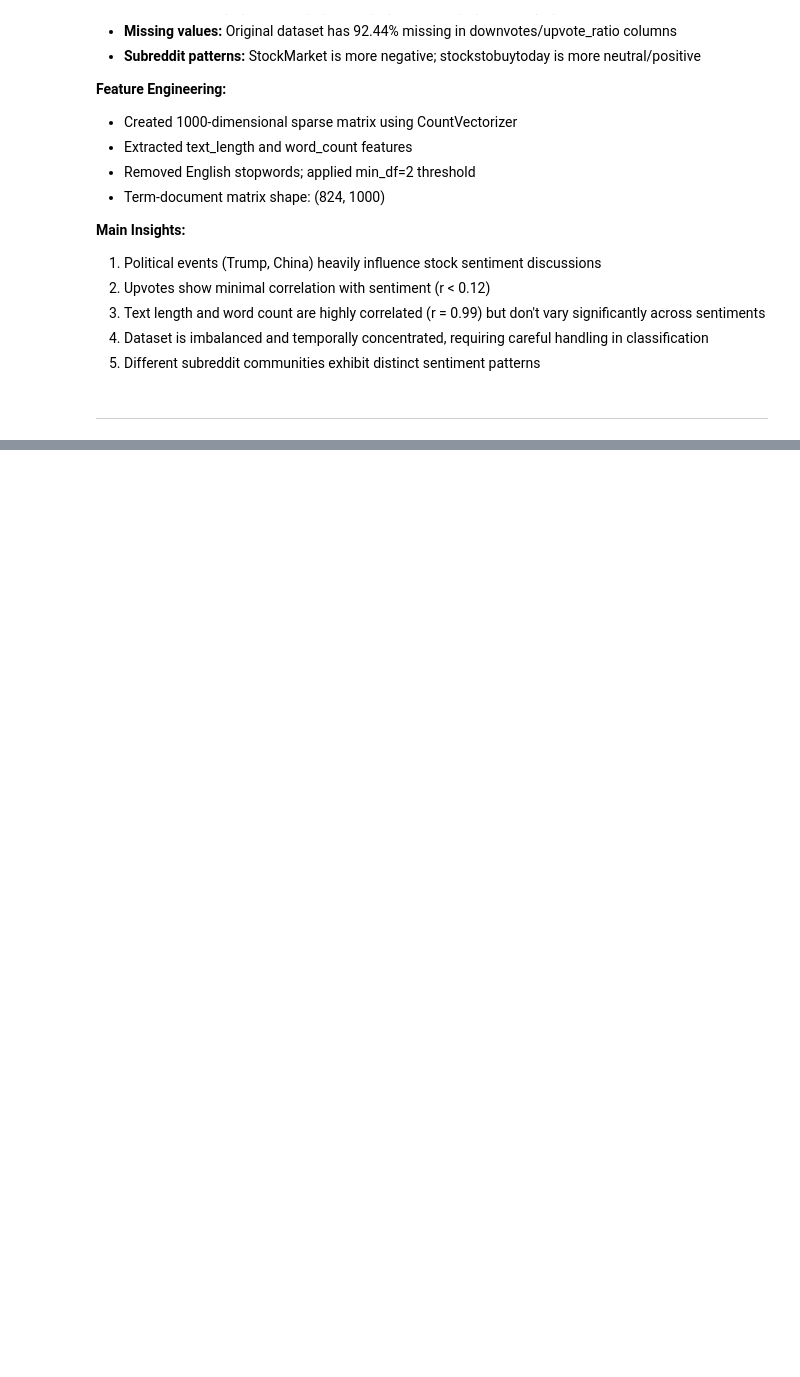
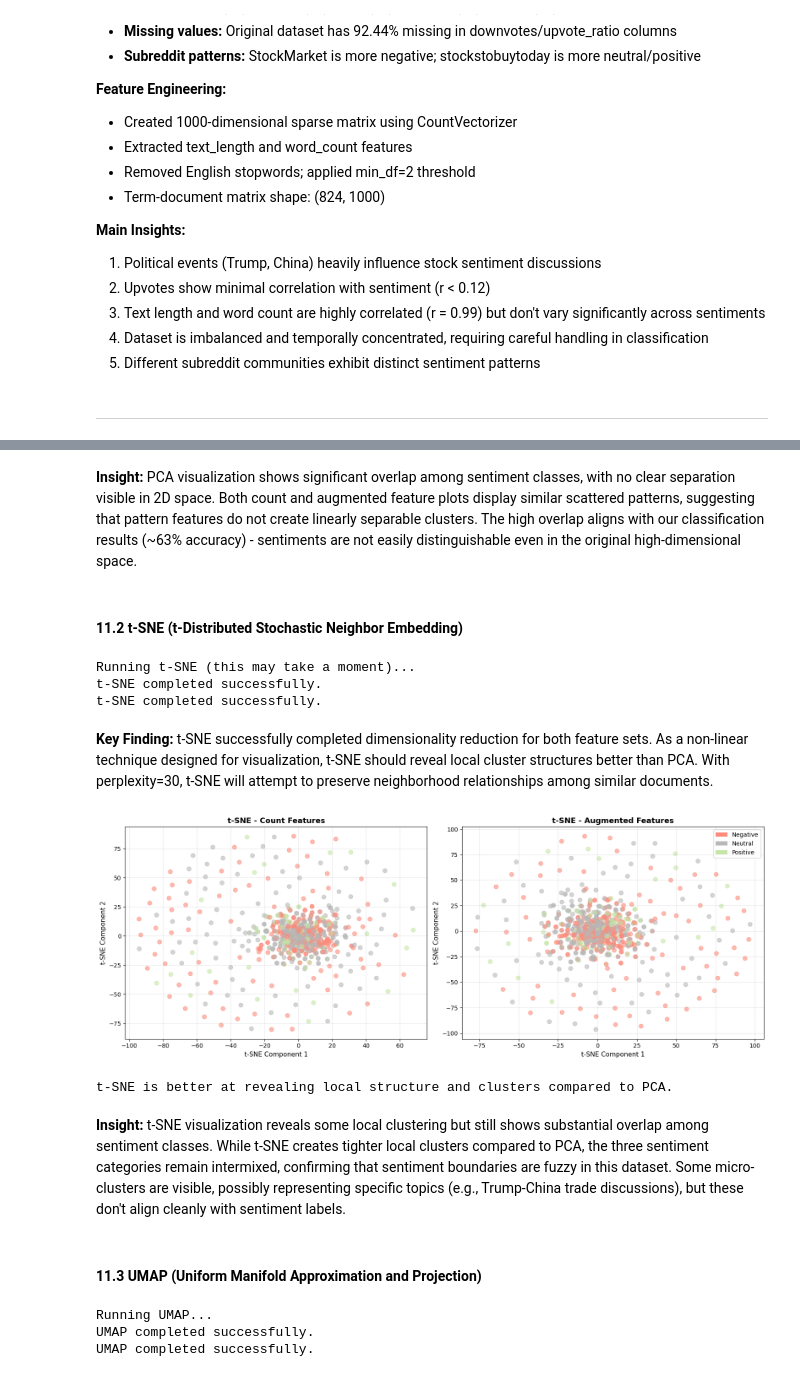
Before and after one commit to ArnoldChen0601/DM2025-Lab1-Exercise, a Jupyter notebook: DM2025-Lab1-Homework.ipynb, the cells around one changed output, grey strips where cells are left out. Cells and saved outputs as stored; diff of their text form; code cells hidden in the pictures; blank space fills up the shorter version.

```diff
--- a/DM2025-Lab1-Homework.ipynb
+++ b/DM2025-Lab1-Homework.ipynb
@@ -853,0 +1741,74 @@ positive            108.0  27.851852  41.856411  1.0  9.0  14.0  30.25  330.0
+# %% [markdown]
+**Insight:** PCA visualization shows significant overlap among sentiment classes, with no clear separation visible in 2D space. Both count and augmented feature plots display similar scattered patterns, suggesting that pattern features do not create linearly separable clusters. The high overlap aligns with our classification results (~63% accuracy) - sentiments are not easily distinguishable even in the original high-dimensional space.
+# %% [markdown]
+#### 11.2 t-SNE (t-Distributed Stochastic Neighbor Embedding)
+# %%
+# Apply t-SNE
+from sklearn.manifold import TSNE
+
+print("Running t-SNE (this may take a moment)...")
+
+# t-SNE on count features
+tsne_2d = TSNE(n_components=2, random_state=42, perplexity=30, n_iter=1000)
+X_tsne_2d = tsne_2d.fit_transform(X_counts_reddit.toarray())
+
+# t-SNE on augmented features
+tsne_2d_aug = TSNE(n_components=2, random_state=42, perplexity=30, n_iter=1000)
+X_tsne_2d_aug = tsne_2d_aug.fit_transform(X_augmented_reddit.toarray())
+
+print("t-SNE completed successfully.")
+# %% [output]
+Running t-SNE (this may take a moment)...
+t-SNE completed successfully.
+t-SNE completed successfully.
+# %% [markdown]
+**Key Finding:** t-SNE successfully completed dimensionality reduction for both feature sets. As a non-linear technique designed for visualization, t-SNE should reveal local cluster structures better than PCA. With perplexity=30, t-SNE will attempt to preserve neighborhood relationships among similar documents.
+# %%
+# Visualize t-SNE results
+fig, axes = plt.subplots(1, 2, figsize=(16, 6))
+
+# t-SNE on count features
+axes[0].scatter(X_tsne_2d[:, 0], X_tsne_2d[:, 1], c=colors, alpha=0.6, s=50)
+axes[0].set_xlabel('t-SNE Component 1', fontsize=11)
+axes[0].set_ylabel('t-SNE Component 2', fontsize=11)
+axes[0].set_title('t-SNE - Count Features', fontsize=13, fontweight='bold')
+axes[0].grid(alpha=0.3)
+
+# t-SNE on augmented features
+axes[1].scatter(X_tsne_2d_aug[:, 0], X_tsne_2d_aug[:, 1], c=colors, alpha=0.6, s=50)
+axes[1].set_xlabel('t-SNE Component 1', fontsize=11)
+axes[1].set_ylabel('t-SNE Component 2', fontsize=11)
+axes[1].set_title('t-SNE - Augmented Features', fontsize=13, fontweight='bold')
+axes[1].grid(alpha=0.3)
+axes[1].legend(handles=legend_elements, loc='upper right')
+
+plt.tight_layout()
+plt.show()
+
+print("\nt-SNE is better at revealing local structure and clusters compared to PCA.")
+# %% [output]
+[figure, added]
+t-SNE is better at revealing local structure and clusters compared to PCA.
+# %% [markdown]
+**Insight:** t-SNE visualization reveals some local clustering but still shows substantial overlap among sentiment classes. While t-SNE creates tighter local clusters compared to PCA, the three sentiment categories remain intermixed, confirming that sentiment boundaries are fuzzy in this dataset. Some micro-clusters are visible, possibly representing specific topics (e.g., Trump-China trade discussions), but these don't align cleanly with sentiment labels.
+# %% [markdown]
+#### 11.3 UMAP (Uniform Manifold Approximation and Projection)
+# %%
+# Apply UMAP
+import umap
+
+print("Running UMAP...")
+
+# UMAP on count features
+umap_2d = umap.UMAP(n_components=2, random_state=42, n_neighbors=15, min_dist=0.1)
+X_umap_2d = umap_2d.fit_transform(X_counts_reddit.toarray())
+
+# UMAP on augmented features
+umap_2d_aug = umap.UMAP(n_components=2, random_state=42, n_neighbors=15, min_dist=0.1)
+X_umap_2d_aug = umap_2d_aug.fit_transform(X_augmented_reddit.toarray())
+
+print("UMAP completed successfully.")
+# %% [output]
+Running UMAP...
+UMAP completed successfully.
+UMAP completed successfully.
```
Also changed, not shown: parts of 65 cells of this notebook, 5 other files.
